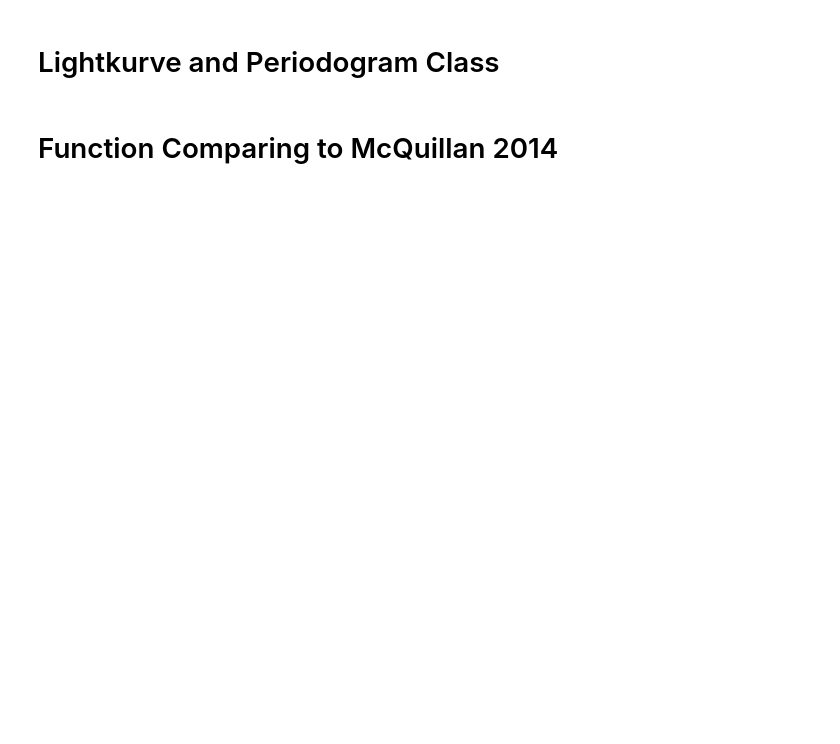
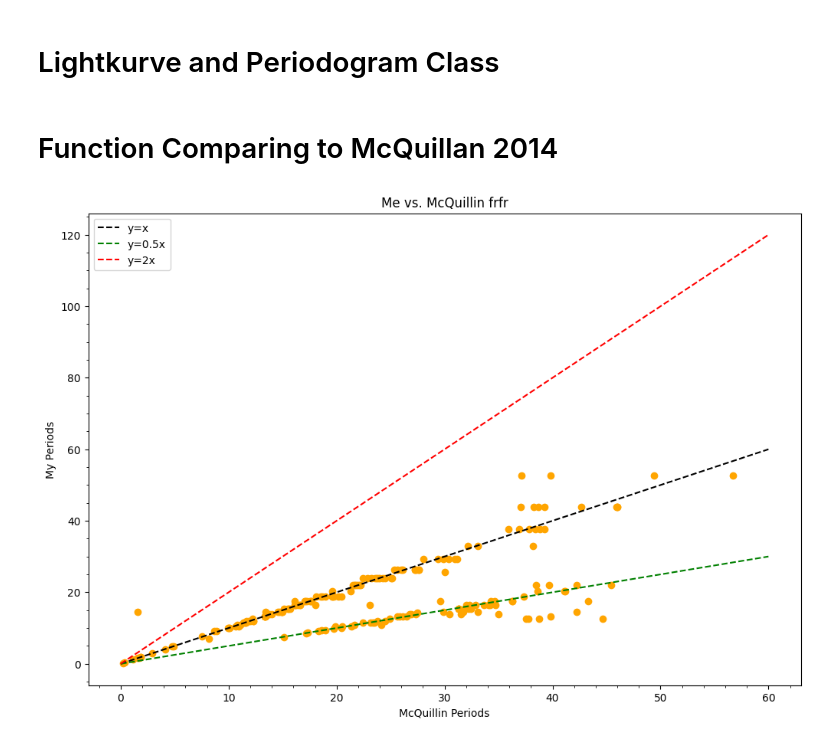
Before and after one commit to livelaplove/SURP-2025, a Jupyter notebook: lightkurve-intro/rperiods.ipynb, the cells around one changed output. Drawn from its saved outputs; the diff is of its cells as text; code cells hidden in the pictures; blank space fills up the shorter version.

Commit message:
plotted my data against mcquillan

```diff
--- a/lightkurve-intro/rperiods.ipynb
+++ b/lightkurve-intro/rperiods.ipynb
@@ -12,18 +12,16 @@ class KeplerLCPG:
         self.pg = self.lc.to_periodogram(oversample_factor=oversample_factor)
         self.period = self.pg.period_at_max_power.value
 
+        # added to reduce memory usage as only the period is relevant
+        del(self.lc)
+        del(self.pg)
+
     def plotlc(self):
         return self.lc.plot()
 
     def plotpg(self, view='period', scale='linear'):
         return self.pg.plot(view=view, scale=scale)
 
-    def foldlc(self, period):
-        return self.lc.fold(period=period).scatter()
-
-    def compare(self, ref):
-        return f'{(self.period/ref - 1) * 100:.3f} %'
-
     def __repr__(self):
         return f'{self.target}: {self.period:.3f}'
 
@@ -32,26 +30,68 @@ class KeplerLCPG:
 # %% [markdown]
 # Function Comparing to McQuillan 2014
 # %%
-def compare(source, output, n):
-    d = open(output, 'w')
+import pandas as pd
+import numpy as np
+import matplotlib.pyplot as plt
 
-    with open(source, 'r') as s:
-        line = s.readline()
+def findperiods(source, start, end):
+    '''
+    Exports targetid and period as calculated for McQuillan 2014 and adds predicted periods using lightkurve, returning dataset with
+    all three data.
 
-        for i in range(n):
-            line = line.split()
+    This is set up to run piecemeal to reduce computational load on my computer. It's not well-developed, but if it works it works 🤷
+    '''
+    myperiods = []
 
-            lcpg = KeplerLCPG(f'KIC {line[0]}', quarter=(4, 5, 6, 7, 8))
-            d.write(f'KIC {line[0]:>8}:\t{lcpg.period:<6.3f},\t{line[4]:>6},\t{lcpg.compare(float(line[4])):>10}\n')
-            # lcpg.plotpg(scale='log')
-            del(lcpg)
+    data = pd.read_csv(source, header=None, delim_whitespace=True)[[0,4]][start:end]
+    data.columns = ['kic', 'refperiod']
 
-            line = s.readline()
+    for i in range(start, end):
+        kic = data['kic'][i]
+        period = KeplerLCPG(f'KIC {kic}', quarter=(6,7,8))
+        myperiods.append(float(round(period.period, 3)))
+        del(period)
 
-    d.close()
+    data['myperiod']=myperiods
+    data.to_csv('mevsmcquillan.txt', sep=' ', index=False, mode='a', header=None)
 
-def main(n):
+    return data
+
+def iterate(n):
+    '''
+    Performs searches piecemeal in batches of 20 to reduce computational load. I chose n=10.
+    '''
+    for i in range(n):
+            data = findperiods('originaldata.txt', 20*i, 20*(i+1))
+            del(data)
+
+def plot(data):
+    plt.figure(figsize=(12,8))
+    plt.title('Me vs. McQuillin frfr')
+    x = np.linspace(0, 60, 1200)
+
+
+    # for some reason i couldn't change the column names so 😛😛😛
+    plt.scatter(data['refperiod'], data['myperiod'], color='orange')
+
+    # plotting reference lines
+    plt.plot(x, x, label='y=x', linestyle='--', color='black')
+    plt.plot(x, 0.5*x, label='y=0.5x', linestyle='--', color='green')
+    plt.plot(x, 2*x, label='y=2x', linestyle='--', color='red')
+
+    plt.xlabel('McQuillin Periods')
+    plt.ylabel('My Periods')
+    plt.minorticks_on()
+    plt.legend()
+    plt.savefig('plotyayaya')
+    plt.show()
+
+
+def main():
     if __name__ == '__main__':
-        compare('originaldata.txt', 'comparison.txt', n)
+        data = pd.read_csv('mevsmcquillan.txt', delim_whitespace=True)
+        plot(data)
 
-main(n=25)
+main()
+# %% [output]
+[figure, added]
```
Also changed, not shown: 3 other files.
